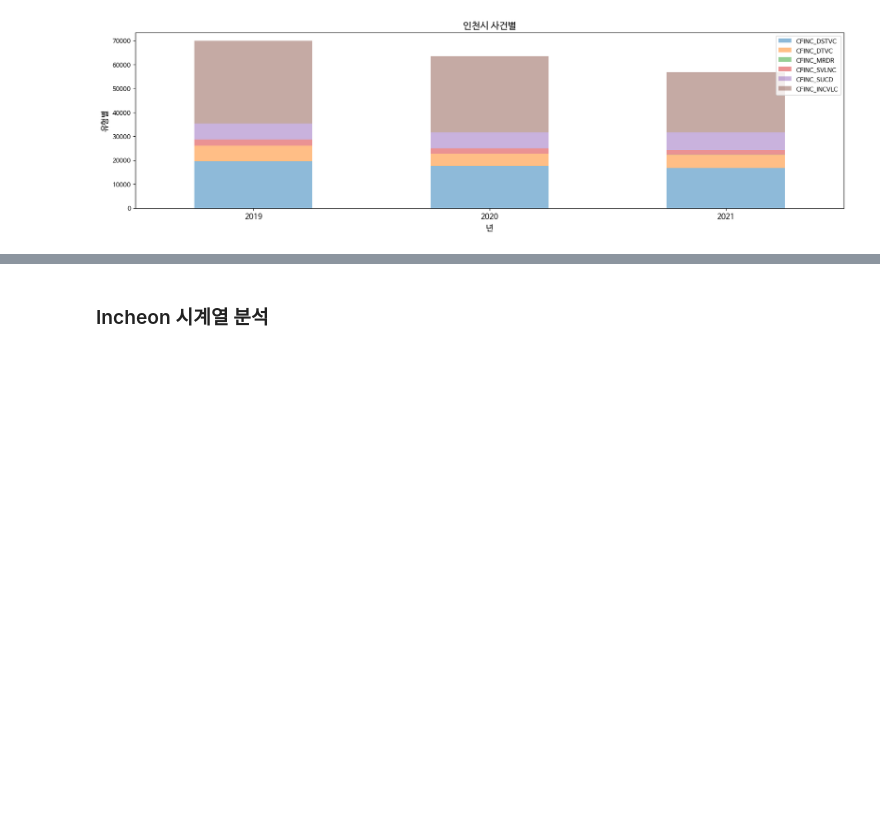
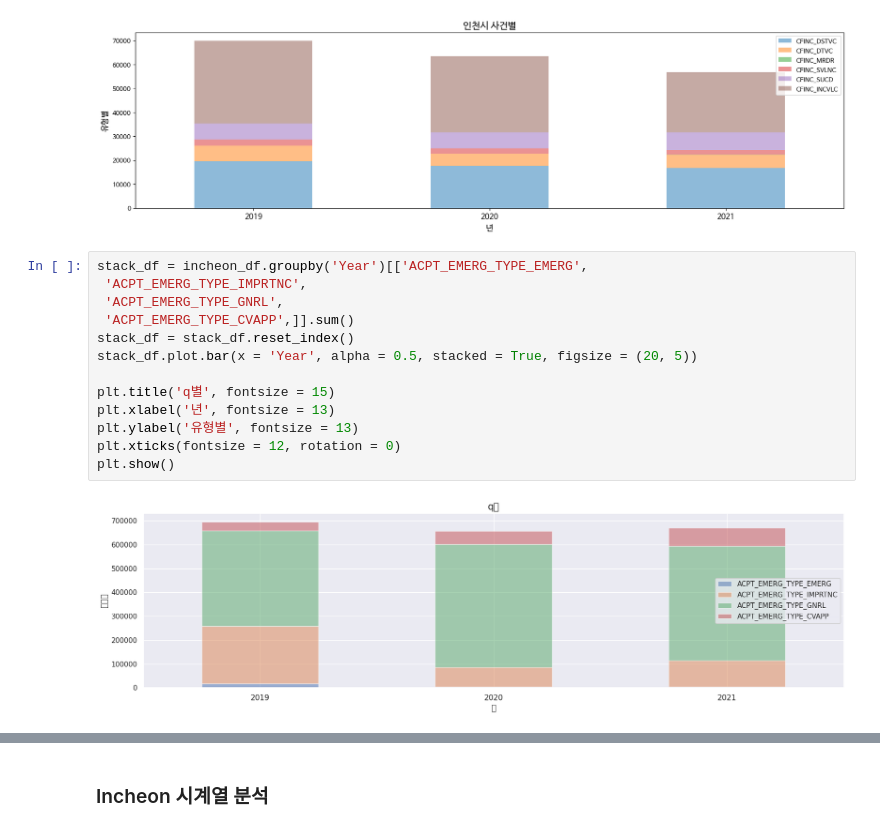
Before and after one commit to geun-hyoung/python-exploratory-data-analysis-police-data, a Jupyter notebook: Data_Clenaing&EDA.ipynb, the cells around one changed output, grey strips where cells are left out. Cells and saved outputs as stored; diff of their text form; blank space fills up the shorter version.

```diff
--- a/Data_Clenaing&EDA.ipynb
+++ b/Data_Clenaing&EDA.ipynb
@@ -499,3 +499,18 @@ plt.xticks(fontsize = 12, rotation = 0)
 plt.show()
 # %% [output]
 [figure]
+# %%
+stack_df = incheon_df.groupby('Year')[['ACPT_EMERG_TYPE_EMERG',
+ 'ACPT_EMERG_TYPE_IMPRTNC',
+ 'ACPT_EMERG_TYPE_GNRL',
+ 'ACPT_EMERG_TYPE_CVAPP',]].sum()
+stack_df = stack_df.reset_index()
+stack_df.plot.bar(x = 'Year', alpha = 0.5, stacked = True, figsize = (20, 5))
+
+plt.title('q별', fontsize = 15)
+plt.xlabel('년', fontsize = 13)
+plt.ylabel('유형별', fontsize = 13)
+plt.xticks(fontsize = 12, rotation = 0)
+plt.show()
+# %% [output]
+[figure, added]
```
Also changed, not shown: parts of 1 cell of this notebook.
